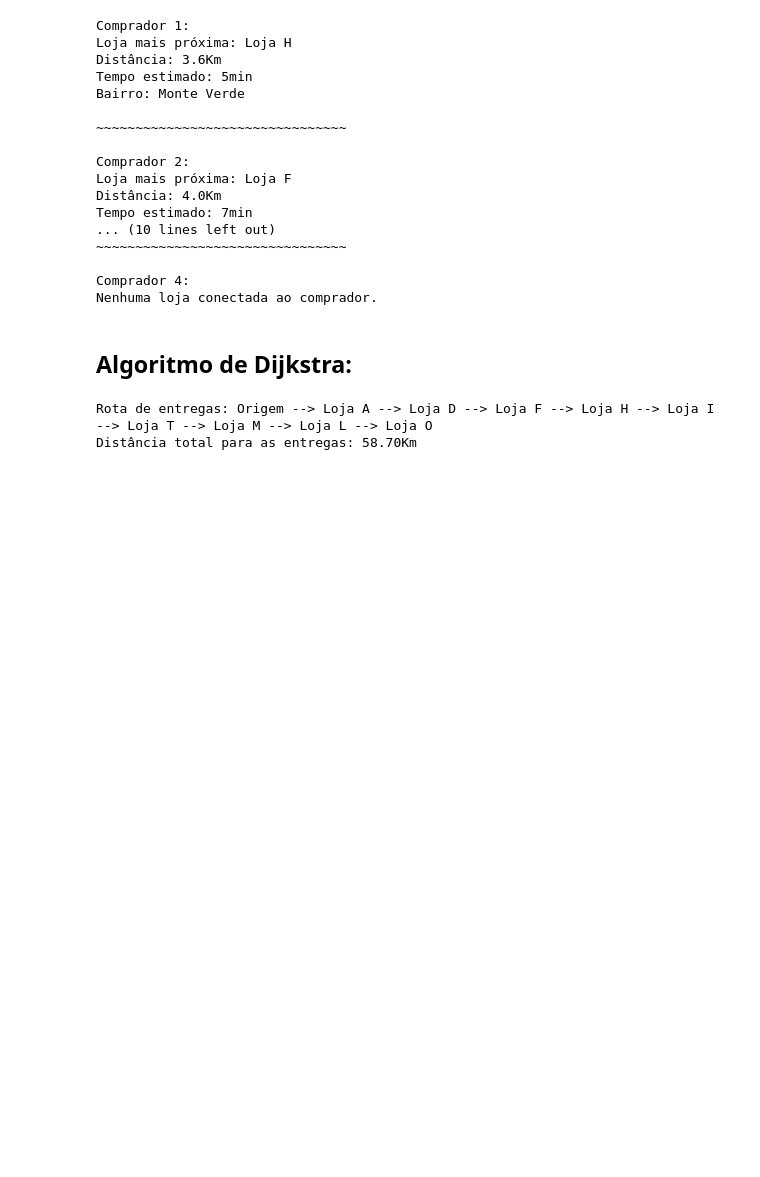
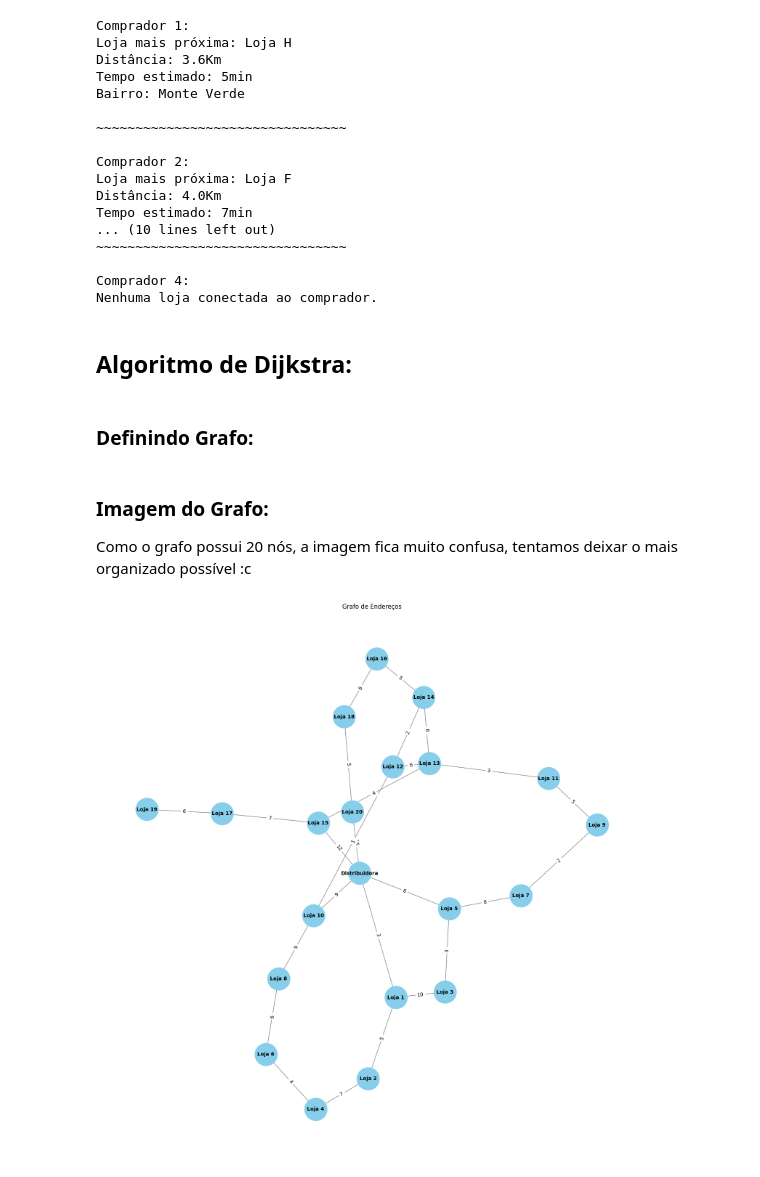
Before and after one commit to CavMCarolina/Challenge-Dynamic, a Jupyter notebook: sprint4.ipynb, the cells around one changed output. Cells and saved outputs as stored; diff of their text form; code cells hidden in the pictures; blank space fills up the shorter version.

```diff
--- a/sprint4.ipynb
+++ b/sprint4.ipynb
@@ -131,3 +93,5 @@ def rota_entregas(grafo, ponto_origem, destinos):
+# %% [markdown]
+### Definindo Grafo:
 # %%
 # Definindo o grafo de endereços (distâncias entre os pontos) com 20 nós
 grafo = {
@@ -218,14 +125 @@ grafo = {
 }
-# %%
-# Definindo os destinos que o caminhão precisa entregar
-destinos = ["Loja A", "Loja D", "Loja F", "Loja H", "Loja I", "Loja T", "Loja M", "Loja L", "Loja O"]
-
-# Calculando a rota de entregas
-rota, distancia_total = rota_entregas(grafo, "Origem", destinos)
-
-# Exibindo o resultado
-print("Rota de entregas:", " --> ".join(rota))
-print(f"Distância total para as entregas: {distancia_total:.2f}Km")
-# %% [output]
-Rota de entregas: Origem --> Loja A --> Loja D --> Loja F --> Loja H --> Loja I --> Loja T --> Loja M --> Loja L --> Loja O
-Distância total para as entregas: 58.70Km
@@ -234,0 +126,28 @@ Distância total para as entregas: 58.70Km
+# %% [markdown]
+### Imagem do Grafo:
+Como o grafo possui 20 nós, a imagem fica muito confusa, tentamos deixar o mais organizado possível :c
+# %%
+# Criação do grafo com NetworkX
+G = nx.Graph()
+
+# Adicionando arestas e seus pesos ao grafo
+for origem, destinos in grafo.items():
+    for destino, distancia in destinos.items():
+        G.add_edge(origem, destino, weight=distancia)
+
+# Definindo a posição dos nós usando o layout 'spring' para minimizar cruzamentos
+pos = nx.spring_layout(G, seed=42, k=0.15)  # 'k' controla o espaçamento entre os nós
+
+# Desenhando o grafo
+plt.figure(figsize=(15, 15))
+nx.draw(G, pos, with_labels=True, node_size=2000, node_color="skyblue", font_size=10, font_weight="bold", edge_color="gray")
+
+# Adicionando as distâncias nas arestas
+edge_labels = nx.get_edge_attributes(G, 'weight')
+nx.draw_networkx_edge_labels(G, pos, edge_labels=edge_labels)
+
+# Exibindo o grafo
+plt.title("Grafo de Endereços")
+plt.show()
+# %% [output]
+[figure, added]
```
Also changed, not shown: parts of 13 cells of this notebook.
